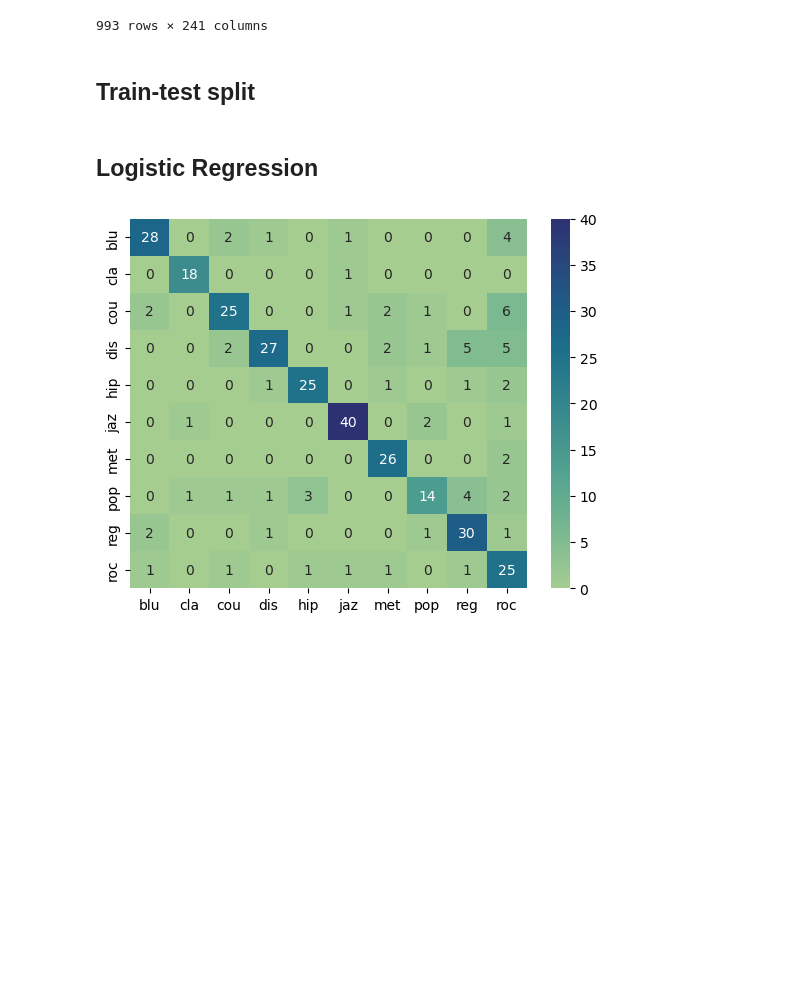
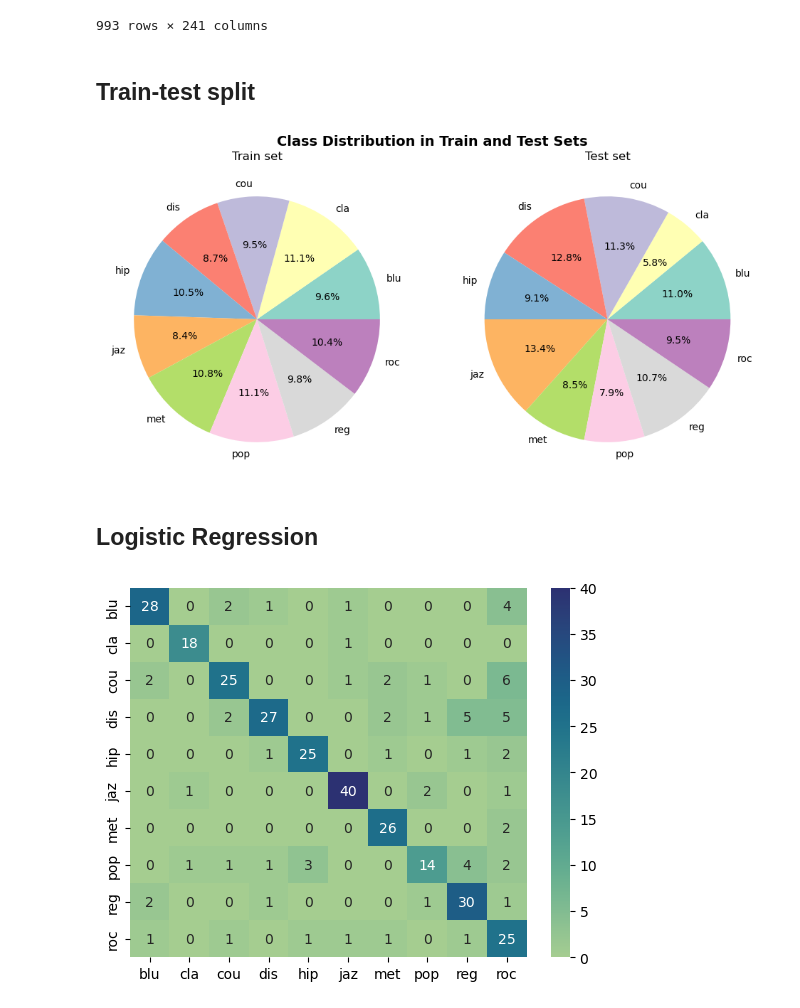
Before and after one commit to inesbroto/GenreClass_w_ML, a Jupyter notebook: Report.ipynb, the cells around one changed output. Cells and saved outputs as stored; diff of their text form; code cells hidden in the pictures; blank space fills up the shorter version.

```diff
--- a/Report.ipynb
+++ b/Report.ipynb
@@ -73,3 +81,44 @@ X_train, X_test, y_train, y_test = train_test_split(genreAll[genreAll.columns[:-
+# %%
+# check that the random split is representative
+
+# Invert tag dictionary (int -> string)
+inv_genre_dic = {v: k for k, v in genre_dict.items()}
+
+# Count occurrences
+train_counts = y_train.value_counts().sort_index()
+test_counts = y_test.value_counts().sort_index()
+
+# Convert to label names using the inverted map
+train_labels = [inv_genre_dic[i] for i in train_counts.index]
+test_labels = [inv_genre_dic[i] for i in test_counts.index]
+
+
+fig, axes = plt.subplots(1, 2, figsize=(10, 5))
+
+# --- Train pie ---
+wedges1, _,_ = axes[0].pie(
+
+    train_counts,
+    autopct='%1.1f%%',
+    labels=train_labels,
+    colors=colors[:len(train_labels)],
+)
+axes[0].set_title('Train set')
+
+# --- Test pie ---
+wedges2, _,_ = axes[1].pie(
+    test_counts,
+    autopct='%1.1f%%',
+    labels=train_labels,
+    colors=colors[:len(test_labels)],
+)
+axes[1].set_title('Test set')
+
+fig.suptitle('Class Distribution in Train and Test Sets', fontsize=14, fontweight='bold')
+plt.tight_layout()
+plt.show()
+# %% [output]
+[figure, added]
 # %% [markdown]
 ## Logistic Regression
 # %%
```
Also changed, not shown: parts of 5 cells of this notebook.
